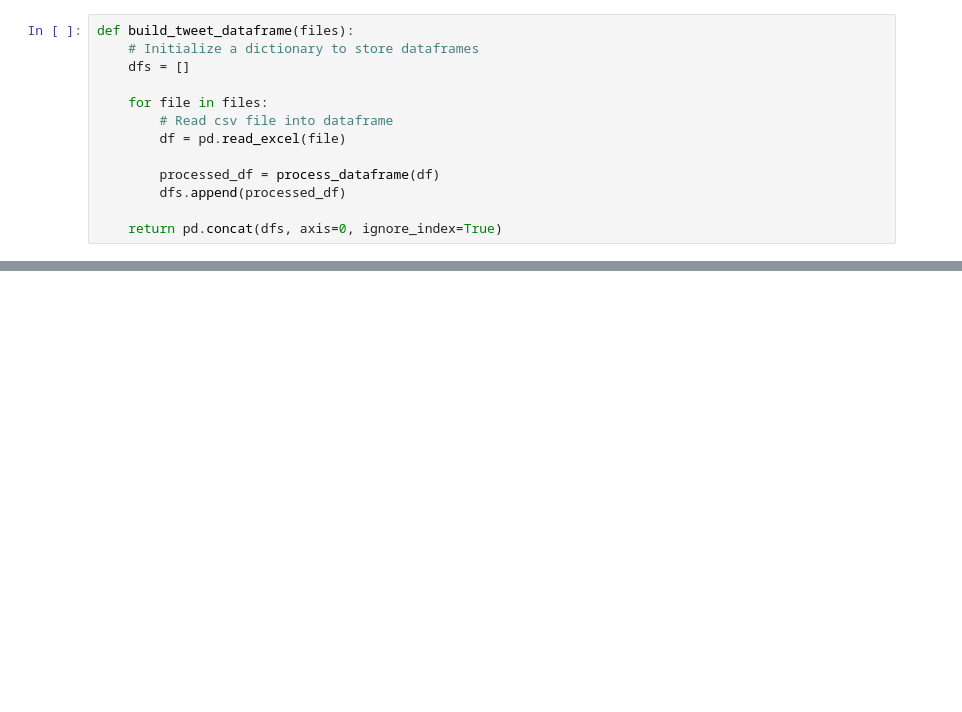
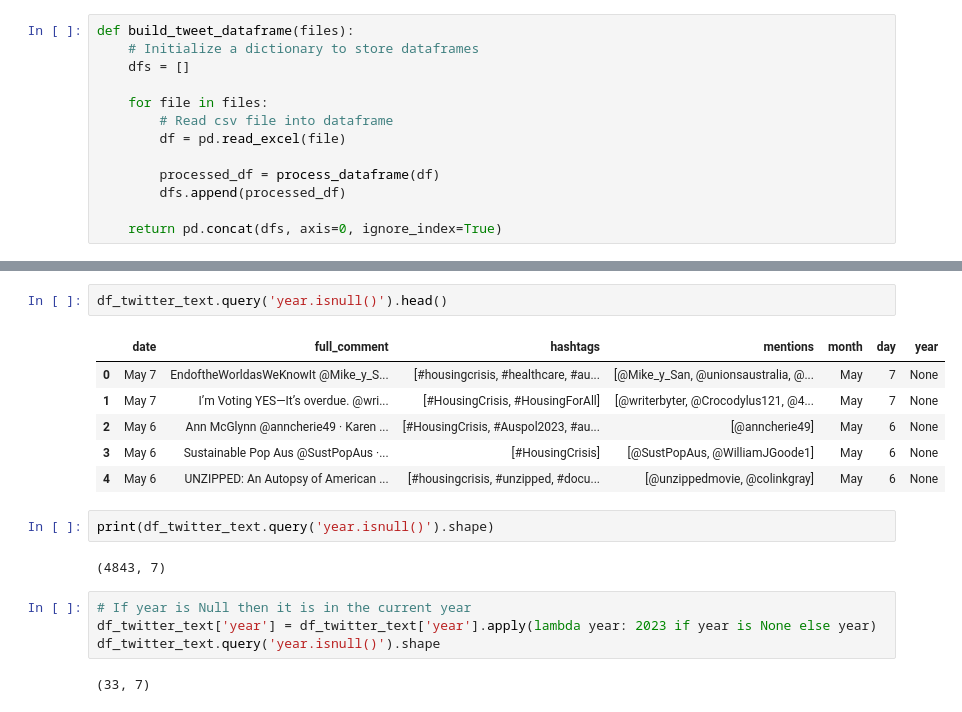
Before and after one commit to lcroash/MSC_SEM1_CA2, a Jupyter notebook: CA2.ipynb, the cells around one changed output, grey strips where cells are left out. Cells and saved outputs as stored; diff of their text form; blank space fills up the shorter version.

```diff
--- a/CA2.ipynb
+++ b/CA2.ipynb
@@ -1707,0 +1772,19 @@ NameError: name 're' is not defined
+# %%
+df_twitter_text.query('year.isnull()').head()
+# %% [output]
+|  | date | full_comment | hashtags | mentions | month | day | year |
+| 0 | May 7 | EndoftheWorldasWeKnowIt @Mike_y_S... | [#housingcrisis, #healthcare, #au... | [@Mike_y_San, @unionsaustralia, @... | May | 7 | None |
+| 1 | May 7 | I’m Voting YES—It’s overdue. @wri... | [#HousingCrisis, #HousingForAll] | [@writerbyter, @Crocodylus121, @4... | May | 7 | None |
+| 2 | May 6 | Ann McGlynn @anncherie49 · Karen ... | [#HousingCrisis, #Auspol2023, #au... | [@anncherie49] | May | 6 | None |
+| 3 | May 6 | Sustainable Pop Aus @SustPopAus ·... | [#HousingCrisis] | [@SustPopAus, @WilliamJGoode1] | May | 6 | None |
+| 4 | May 6 | UNZIPPED: An Autopsy of American ... | [#housingcrisis, #unzipped, #docu... | [@unzippedmovie, @colinkgray] | May | 6 | None |
+# %%
+print(df_twitter_text.query('year.isnull()').shape)
+# %% [output]
+(4843, 7)
+# %%
+# If year is Null then it is in the current year
+df_twitter_text['year'] = df_twitter_text['year'].apply(lambda year: 2023 if year is None else year)
+df_twitter_text.query('year.isnull()').shape
+# %% [output]
+(33, 7)
```
Also changed, not shown: parts of 27 cells of this notebook.
